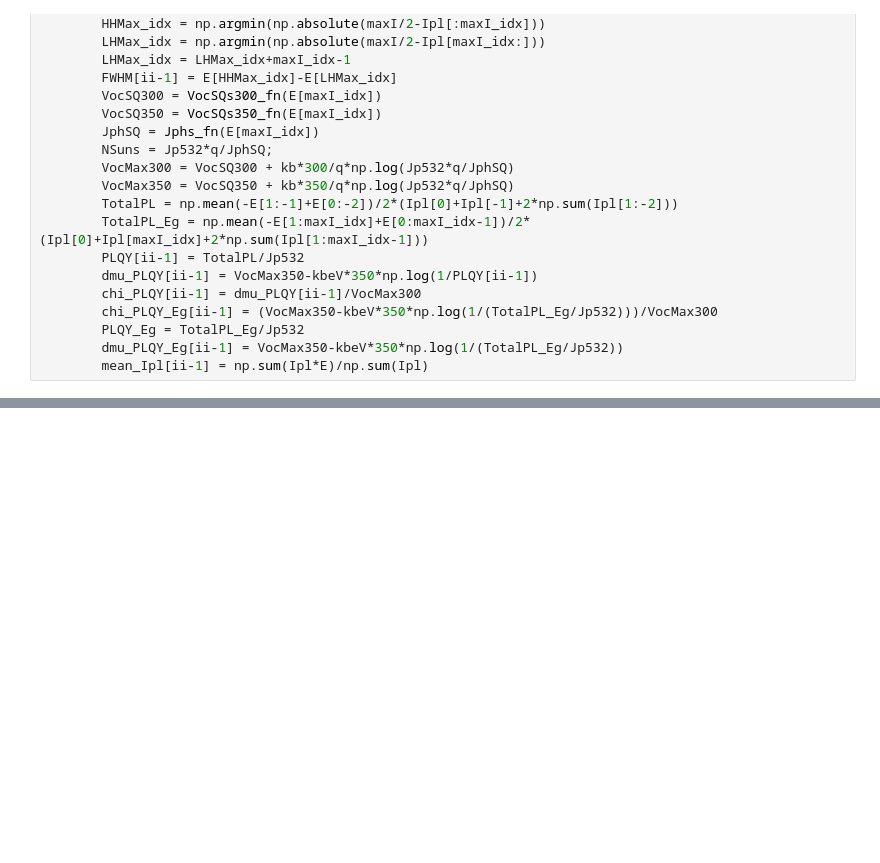
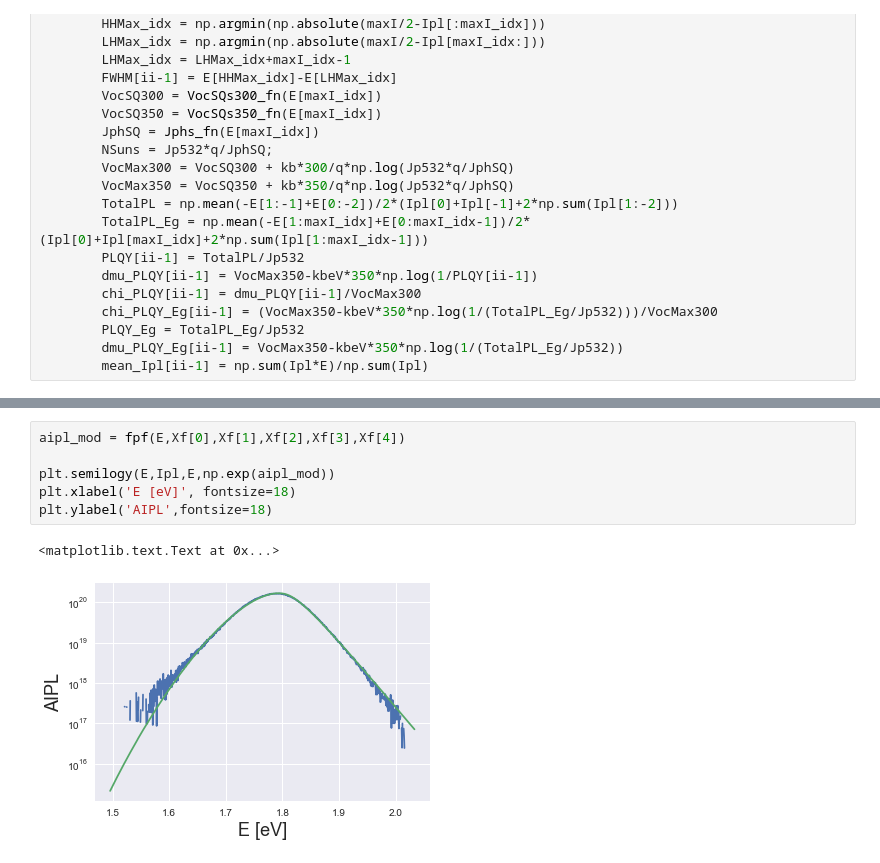
Before and after one commit to rstoddard24/PVtools, a Jupyter notebook: PVtools/PL/PVtools_dev.ipynb, the cells around one changed output, grey strips where cells are left out. Saved outputs shown, nothing was run; the diff lists cells and outputs as text; blank space fills up the shorter version.

```diff
--- a/PVtools/PL/PVtools_dev.ipynb
+++ b/PVtools/PL/PVtools_dev.ipynb
@@ -381,0 +383,9 @@ scipy.integrate.quad(lambda u: np.exp(-np.absolute(u/gam)**theta)*np.sqrt((E[ii]
+# %%
+aipl_mod = fpf(E,Xf[0],Xf[1],Xf[2],Xf[3],Xf[4])
+
+plt.semilogy(E,Ipl,E,np.exp(aipl_mod))
+plt.xlabel('E [eV]', fontsize=18)
+plt.ylabel('AIPL',fontsize=18)
+# %% [output]
+<matplotlib.text.Text at 0x...>
+[figure, added]
```
Also changed, not shown: parts of 3 cells of this notebook.
